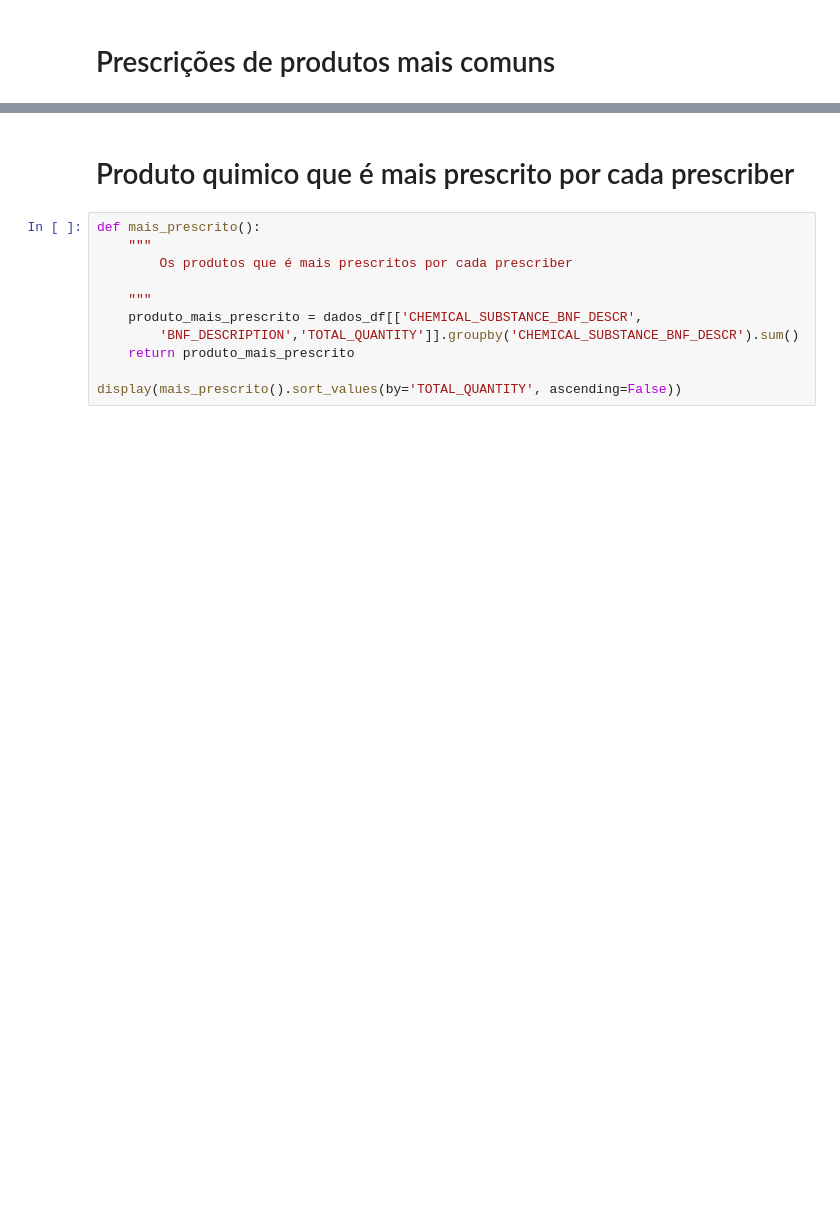
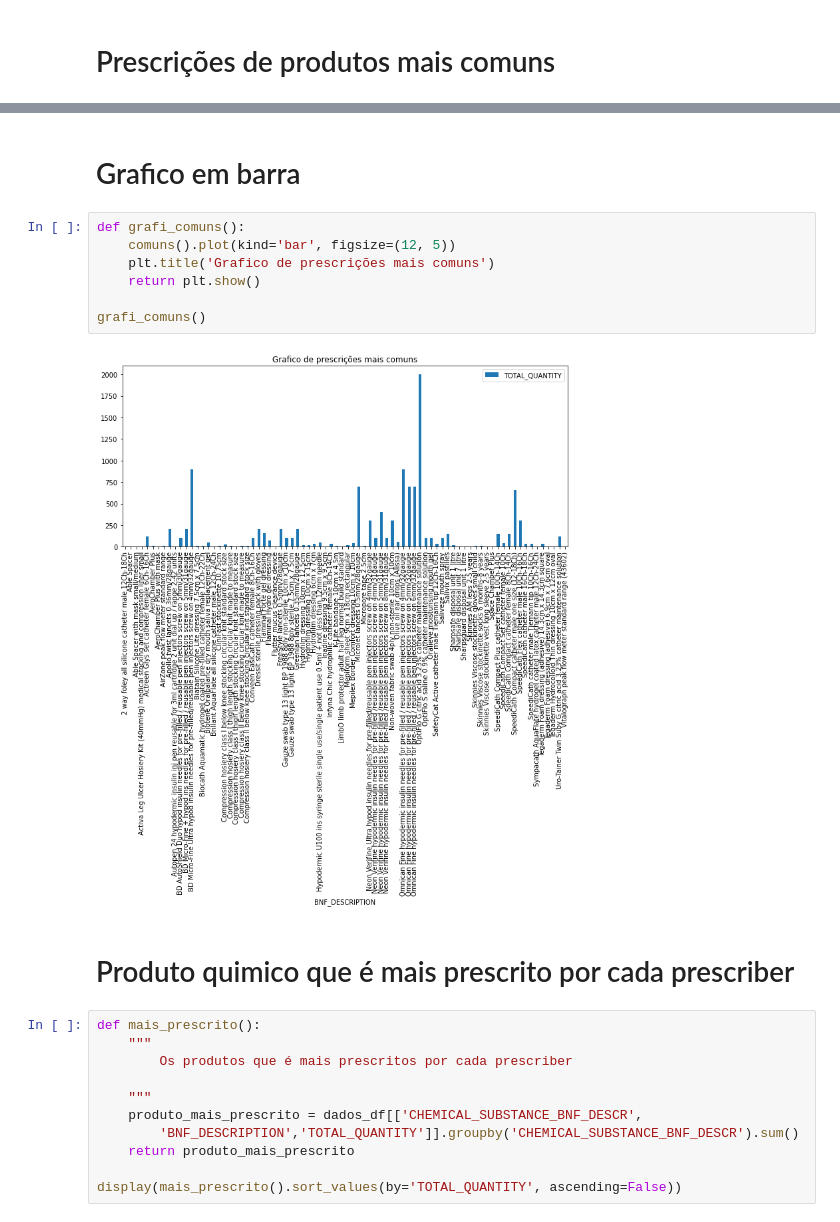
Before and after one commit to Dalerem/projeto, a Jupyter notebook: desafio.ipynb, the cells around one changed output, grey strips where cells are left out. Drawn from its saved outputs; the diff is of its cells as text; blank space fills up the shorter version.

```diff
--- a/desafio.ipynb
+++ b/desafio.ipynb
@@ -168,3 +179,14 @@ display(comuns().sort_values(by='TOTAL_QUANTITY', ascending=False))
+# %% [markdown]
+# Grafico em barra
+# %%
+def grafi_comuns():
+    comuns().plot(kind='bar', figsize=(12, 5))
+    plt.title('Grafico de prescrições mais comuns')
+    return plt.show()
+
+grafi_comuns()
+# %% [output]
+[figure, added]
 # %% [markdown]
 # Produto quimico que é mais prescrito por cada prescriber
 # %%
```
Also changed, not shown: parts of 11 cells of this notebook.
